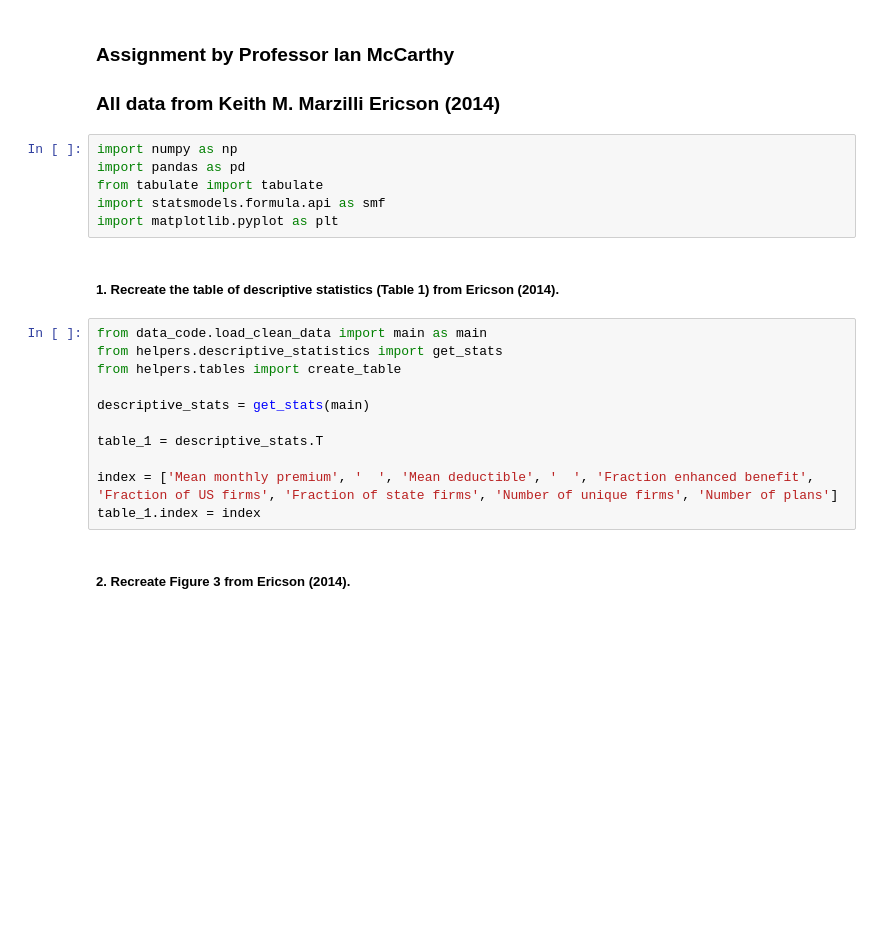
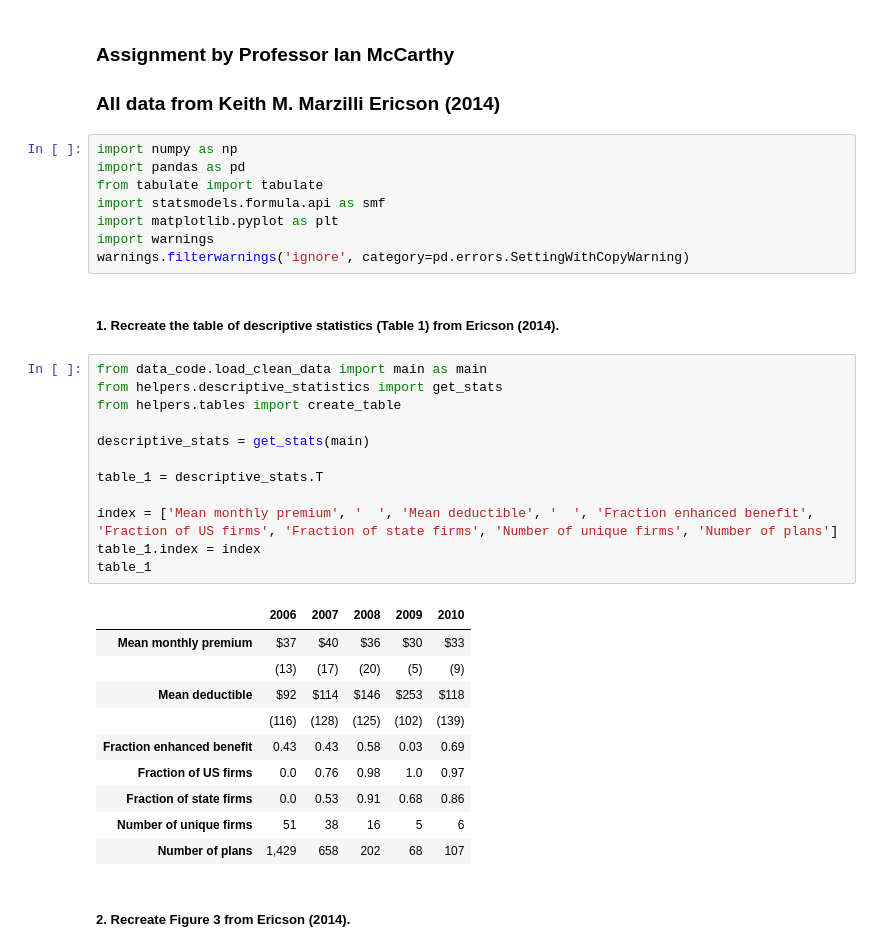
Before and after one commit to michaela-philip/EC771-Empirical-Assignment, a Jupyter notebook: Assignment.ipynb, the cells around one changed output. Saved outputs shown, nothing was run; the diff lists cells and outputs as text; blank space fills up the shorter version.

```diff
--- a/Assignment.ipynb
+++ b/Assignment.ipynb
@@ -11,19 +11,33 @@ import pandas as pd
 from tabulate import tabulate
 import statsmodels.formula.api as smf
 import matplotlib.pyplot as plt
+import warnings
+warnings.filterwarnings('ignore', category=pd.errors.SettingWithCopyWarning)
 # %% [markdown]
 ##### 1. Recreate the table of descriptive statistics (Table 1) from Ericson (2014).
 # %%
 from data_code.load_clean_data import main as main
 from helpers.descriptive_statistics import get_stats
 from helpers.tables import create_table
 
 descriptive_stats = get_stats(main)
 
 table_1 = descriptive_stats.T
 
 index = ['Mean monthly premium', '  ', 'Mean deductible', '  ', 'Fraction enhanced benefit', 'Fraction of US firms', 'Fraction of state firms', 'Number of unique firms', 'Number of plans']
 table_1.index = index
+table_1
+# %% [output]
+|  | 2006 | 2007 | 2008 | 2009 | 2010 |
+| Mean monthly premium | $37 | $40 | $36 | $30 | $33 |
+|  | (13) | (17) | (20) | (5) | (9) |
+| Mean deductible | $92 | $114 | $146 | $253 | $118 |
+|  | (116) | (128) | (125) | (102) | (139) |
+| Fraction enhanced benefit | 0.43 | 0.43 | 0.58 | 0.03 | 0.69 |
+| Fraction of US firms | 0.0 | 0.76 | 0.98 | 1.0 | 0.97 |
+| Fraction of state firms | 0.0 | 0.53 | 0.91 | 0.68 | 0.86 |
+| Number of unique firms | 51 | 38 | 16 | 5 | 6 |
+| Number of plans | 1,429 | 658 | 202 | 68 | 107 |
 # %% [markdown]
 ##### 2. Recreate Figure 3 from Ericson (2014).
 # %%
```
Also changed, not shown: parts of 1 cell of this notebook, 1 other file.
